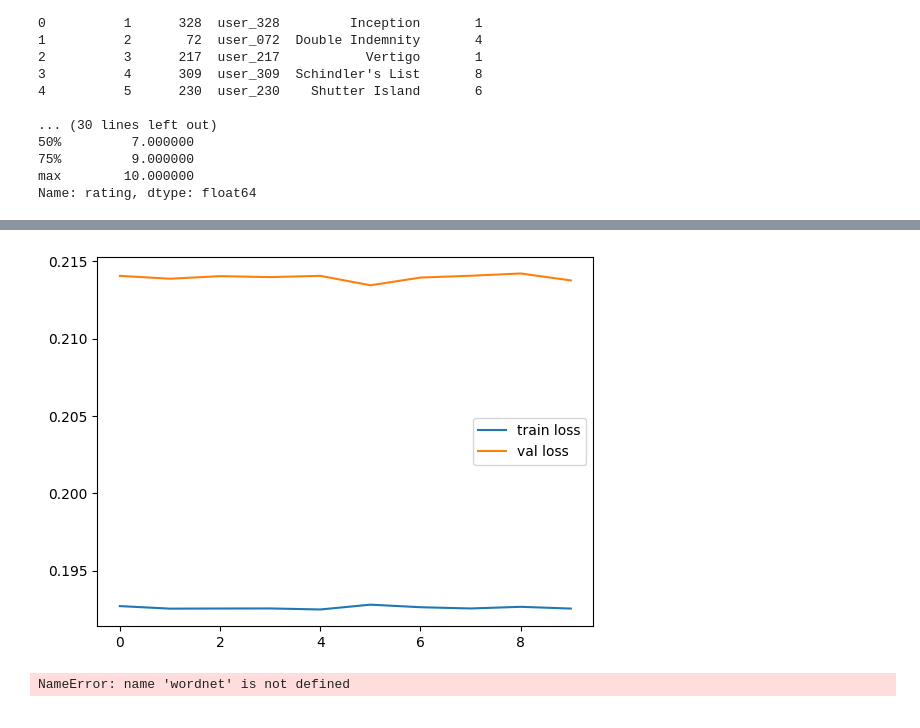
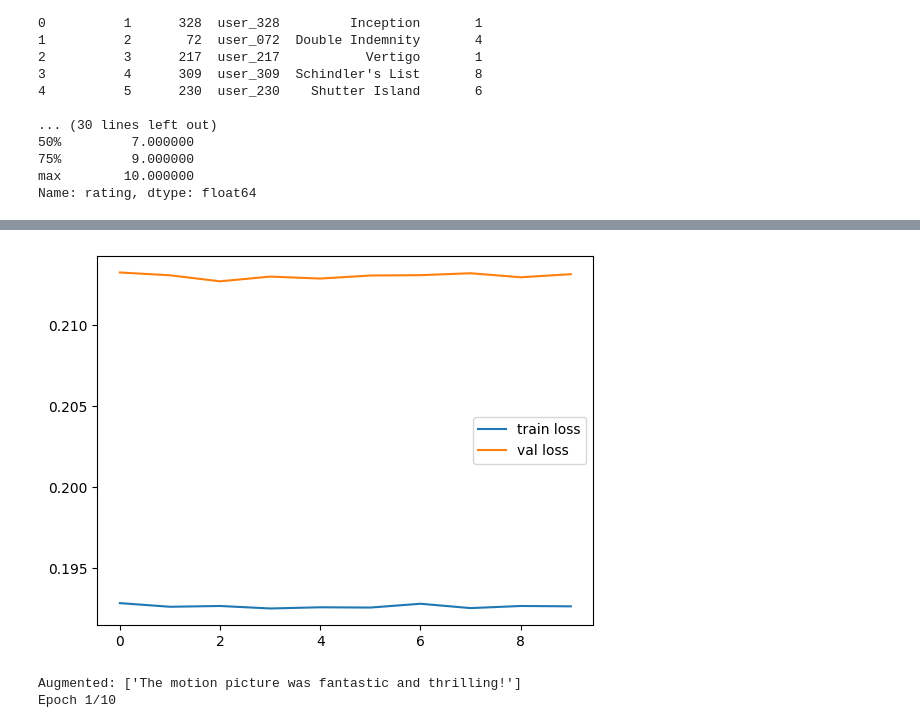
Before and after one commit to tuk3kCS/PTIT, a Jupyter notebook: 20251/IntSys/5.ipynb, the cells around one changed output, grey strips where cells are left out. Saved outputs shown, nothing was run; the diff lists cells and outputs as text; code cells hidden in the pictures.

```diff
--- a/20251/IntSys/5.ipynb
+++ b/20251/IntSys/5.ipynb
@@ -150,7 +150,7 @@ from sklearn.model_selection import train_test_split
 import numpy as np
 
 # Load dataset
-file_path = r"D:\PTIT\20251\IntSys\filmReview_1.csv"
+file_path = r"D:\lecture\PTIT\20251\IntSys\filmReview_1.csv"
 df = pd.read_csv(file_path)
 
 # Use review_text and rating
@@ -287,9 +287,10 @@ import nltk
 from nltk.corpus import wordnet
 
 # Download resources if missing
-nltk.download('wordnet')
-nltk.download('omw-1.4')
-nltk.download('averaged_perceptron_tagger')
+nltk.download("averaged_perceptron_tagger")
+nltk.download("averaged_perceptron_tagger_eng")
+nltk.download("wordnet")
+nltk.download("omw-1.4")
 
 history = cnn_model.fit(
     X_train, y_train,
@@ -332,12 +333,10 @@ early_stop = tf.keras.callbacks.EarlyStopping(
 
 import nlpaug.augmenter.word as naw
 
-aug = naw.SynonymAug(aug_src='wordnet')
+# Now it will not crash
+aug = naw.SynonymAug(aug_src="wordnet")
 text = "The movie was fantastic and thrilling!"
-augmented_text = aug.augment(text)
-
-print("Original:", text)
-print("Augmented:", augmented_text)
+print("Augmented:", aug.augment(text))
 
 
 cnn_model = tf.keras.Sequential([
@@ -393,2 +395,3 @@ Epoch 10/10
-[figure, old version]
+[figure, new version]
-NameError: name 'wordnet' is not defined
+Augmented: ['The motion picture was fantastic and thrilling!']
+Epoch 1/10
```
Also changed, not shown: parts of 4 cells of this notebook, 2 other files.
